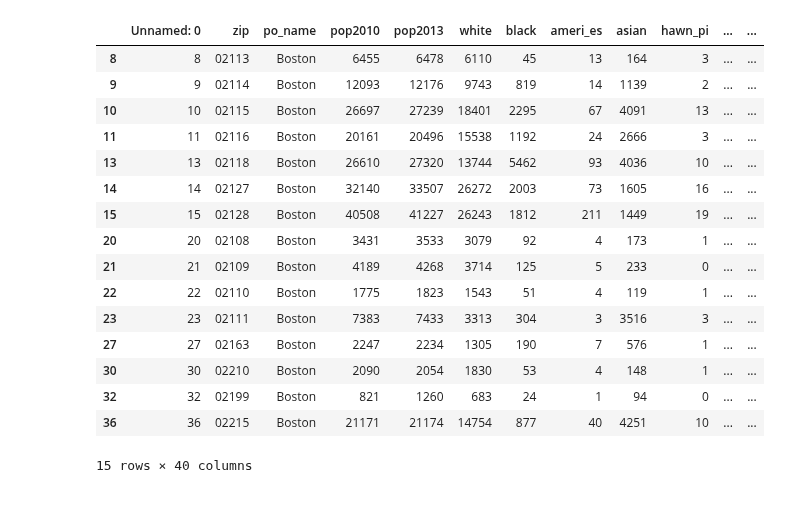
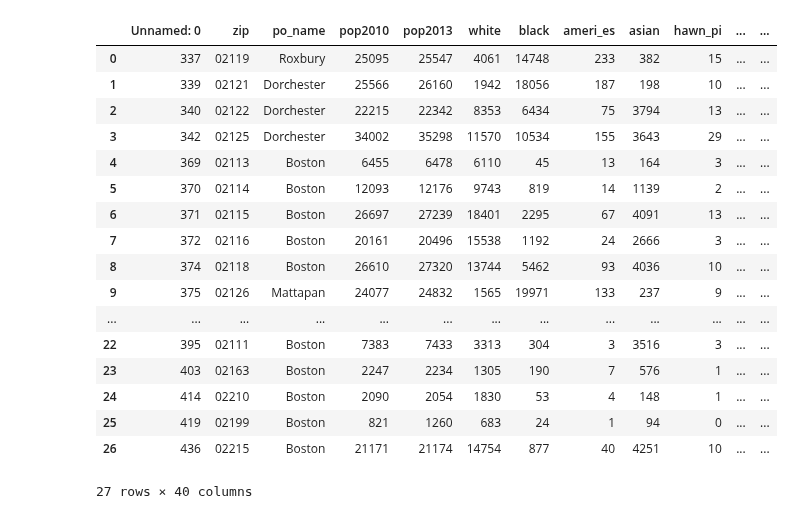
Before and after one commit to BU-Spark/CS506Spring2021Repository, a Jupyter notebook: CityOfBoston_team2/code/demographics/demographic-analysis.ipynb, the cells around one changed output. Drawn from its saved outputs; the diff is of its cells as text; code cells hidden in the pictures.

```diff
--- a/CityOfBoston_team2/code/demographics/demographic-analysis.ipynb
+++ b/CityOfBoston_team2/code/demographics/demographic-analysis.ipynb
@@ -5,35 +5,33 @@ import matplotlib.pyplot as plt
 # %%
 import pandas as pd
 from pandas import DataFrame
+
 def import_data(filename):
     data = pd.read_csv(filename, sep=',')
     return data
 
-# print(df.head())
 df = import_data('../../datasets_clean/demographics.csv')
-df = df[df['po_name'] == 'Boston']
-
 df['zip'] = df['zip'].apply(lambda x: '{0:0>5}'.format(x))
-# df.columns
 df
 # %% [output]
 |  | Unnamed: 0 | zip | po_name | pop2010 | pop2013 | white | black | ameri_es | asian | hawn_pi | ... | ... |
-| 8 | 8 | 02113 | Boston | 6455 | 6478 | 6110 | 45 | 13 | 164 | 3 | ... | ... |
-| 9 | 9 | 02114 | Boston | 12093 | 12176 | 9743 | 819 | 14 | 1139 | 2 | ... | ... |
-| 10 | 10 | 02115 | Boston | 26697 | 27239 | 18401 | 2295 | 67 | 4091 | 13 | ... | ... |
-| 11 | 11 | 02116 | Boston | 20161 | 20496 | 15538 | 1192 | 24 | 2666 | 3 | ... | ... |
-| 13 | 13 | 02118 | Boston | 26610 | 27320 | 13744 | 5462 | 93 | 4036 | 10 | ... | ... |
-| 14 | 14 | 02127 | Boston | 32140 | 33507 | 26272 | 2003 | 73 | 1605 | 16 | ... | ... |
-| 15 | 15 | 02128 | Boston | 40508 | 41227 | 26243 | 1812 | 211 | 1449 | 19 | ... | ... |
-| 20 | 20 | 02108 | Boston | 3431 | 3533 | 3079 | 92 | 4 | 173 | 1 | ... | ... |
-| 21 | 21 | 02109 | Boston | 4189 | 4268 | 3714 | 125 | 5 | 233 | 0 | ... | ... |
-| 22 | 22 | 02110 | Boston | 1775 | 1823 | 1543 | 51 | 4 | 119 | 1 | ... | ... |
-| 23 | 23 | 02111 | Boston | 7383 | 7433 | 3313 | 304 | 3 | 3516 | 3 | ... | ... |
-| 27 | 27 | 02163 | Boston | 2247 | 2234 | 1305 | 190 | 7 | 576 | 1 | ... | ... |
-| 30 | 30 | 02210 | Boston | 2090 | 2054 | 1830 | 53 | 4 | 148 | 1 | ... | ... |
-| 32 | 32 | 02199 | Boston | 821 | 1260 | 683 | 24 | 1 | 94 | 0 | ... | ... |
-| 36 | 36 | 02215 | Boston | 21171 | 21174 | 14754 | 877 | 40 | 4251 | 10 | ... | ... |
+| 0 | 337 | 02119 | Roxbury | 25095 | 25547 | 4061 | 14748 | 233 | 382 | 15 | ... | ... |
+| 1 | 339 | 02121 | Dorchester | 25566 | 26160 | 1942 | 18056 | 187 | 198 | 10 | ... | ... |
+| 2 | 340 | 02122 | Dorchester | 22215 | 22342 | 8353 | 6434 | 75 | 3794 | 13 | ... | ... |
+| 3 | 342 | 02125 | Dorchester | 34002 | 35298 | 11570 | 10534 | 155 | 3643 | 29 | ... | ... |
+| 4 | 369 | 02113 | Boston | 6455 | 6478 | 6110 | 45 | 13 | 164 | 3 | ... | ... |
+| 5 | 370 | 02114 | Boston | 12093 | 12176 | 9743 | 819 | 14 | 1139 | 2 | ... | ... |
+| 6 | 371 | 02115 | Boston | 26697 | 27239 | 18401 | 2295 | 67 | 4091 | 13 | ... | ... |
+| 7 | 372 | 02116 | Boston | 20161 | 20496 | 15538 | 1192 | 24 | 2666 | 3 | ... | ... |
+| 8 | 374 | 02118 | Boston | 26610 | 27320 | 13744 | 5462 | 93 | 4036 | 10 | ... | ... |
+| 9 | 375 | 02126 | Mattapan | 24077 | 24832 | 1565 | 19971 | 133 | 237 | 9 | ... | ... |
+| ... | ... | ... | ... | ... | ... | ... | ... | ... | ... | ... | ... | ... |
+| 22 | 395 | 02111 | Boston | 7383 | 7433 | 3313 | 304 | 3 | 3516 | 3 | ... | ... |
+| 23 | 403 | 02163 | Boston | 2247 | 2234 | 1305 | 190 | 7 | 576 | 1 | ... | ... |
+| 24 | 414 | 02210 | Boston | 2090 | 2054 | 1830 | 53 | 4 | 148 | 1 | ... | ... |
+| 25 | 419 | 02199 | Boston | 821 | 1260 | 683 | 24 | 1 | 94 | 0 | ... | ... |
+| 26 | 436 | 02215 | Boston | 21171 | 21174 | 14754 | 877 | 40 | 4251 | 10 | ... | ... |
-15 rows × 40 columns
+27 rows × 40 columns
 # %%
 # https://levelup.gitconnected.com/visualizing-housing-data-with-folium-maps-4718ed3452c2
 import folium
```
Also changed, not shown: parts of 5 cells of this notebook.
